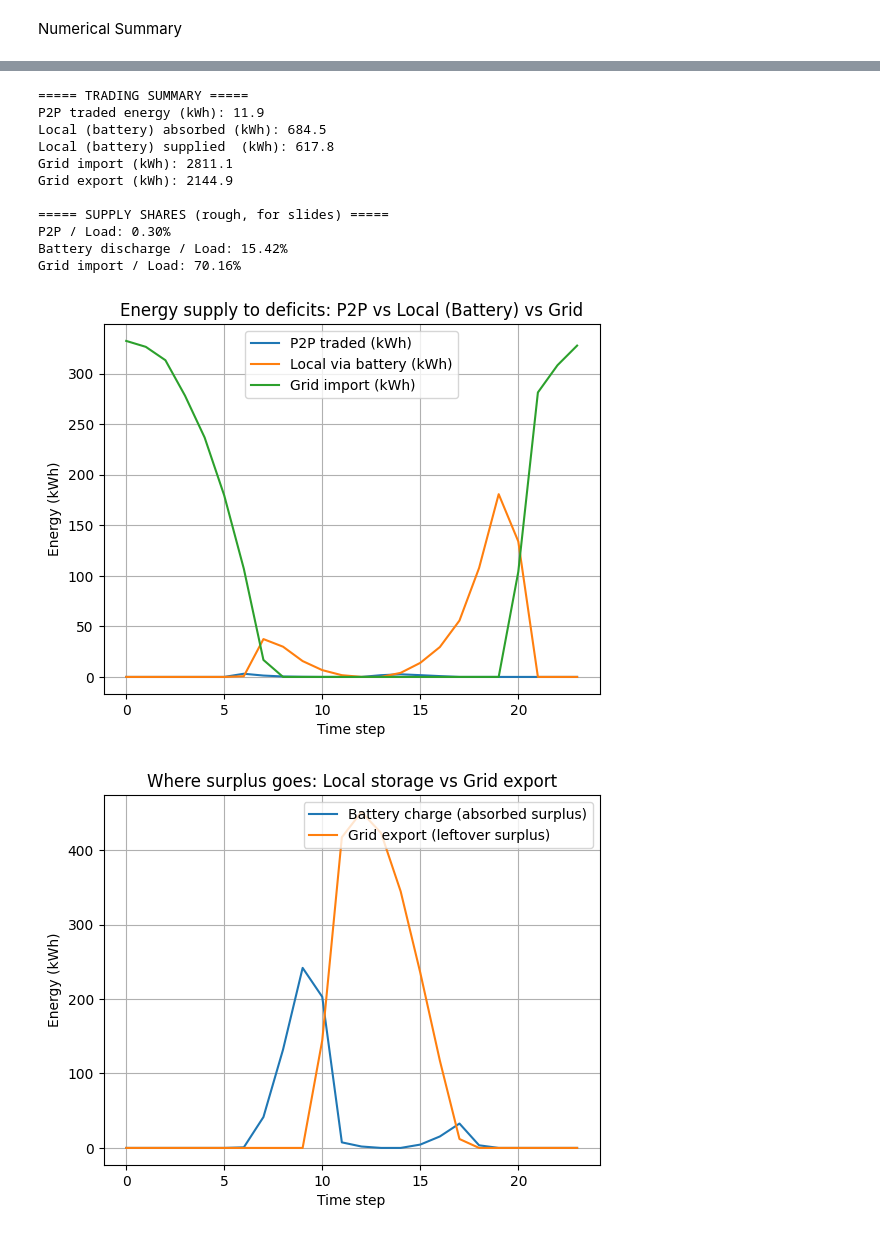
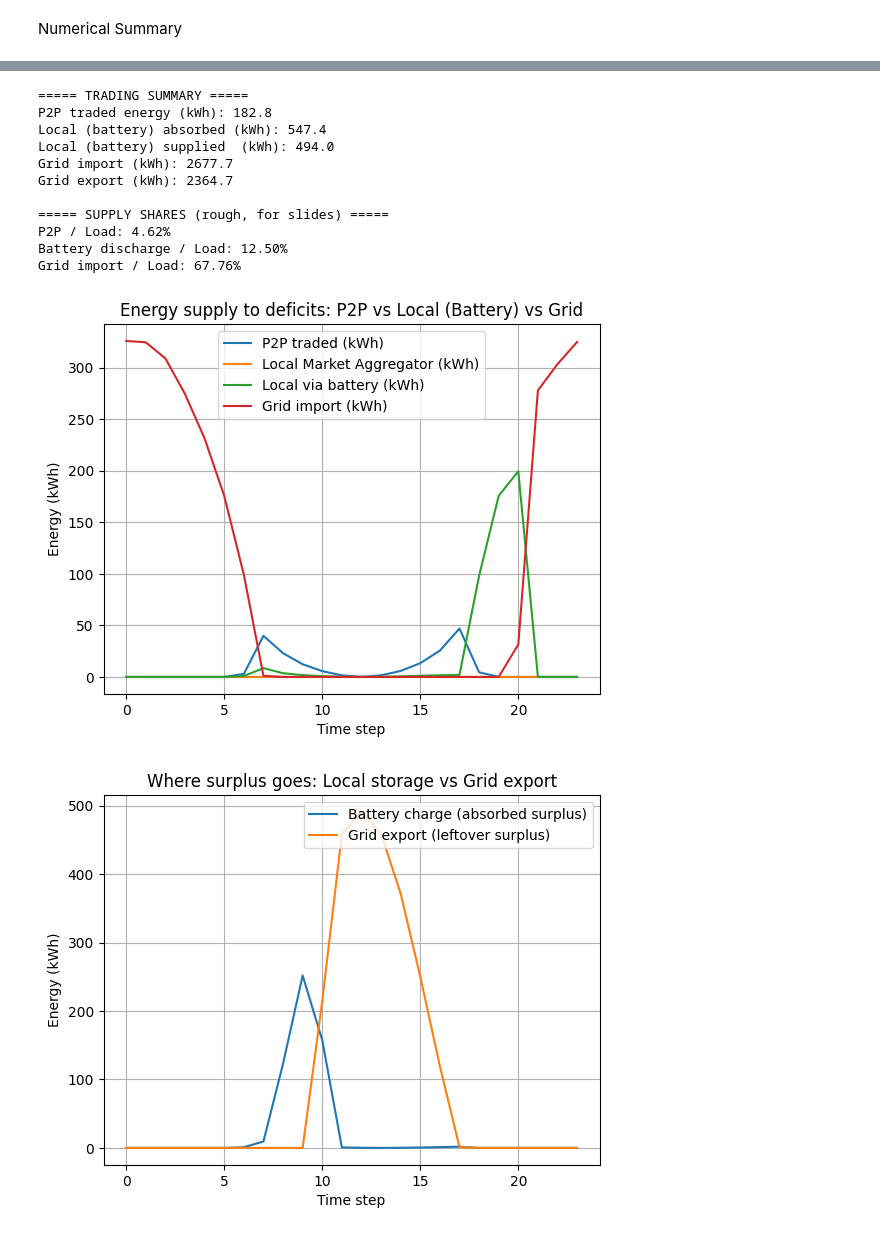
Before and after one commit to thatsnegar/Prosumer_Consumer, a Jupyter notebook: Simulation.ipynb, the cells around one changed output, grey strips where cells are left out. Cells and saved outputs as stored; diff of their text form; code cells hidden in the pictures.

Commit message:
Saving last changes on step regulation with new P2P penetration ratio, and  graphs to compare scenarios with / without regulation for prices and P2P ratio

```diff
--- a/Simulation.ipynb
+++ b/Simulation.ipynb
@@ -14,6 +14,8 @@ from BlockChain import Blockchain
 def run_simulation(
     num_prosumers: int = 200,
     num_steps: int = 24,
+    activate_regulator: bool = True,
+    regulator_objective: str = "maximize_p2p",
     block_chain_difficulty: int = 3,
     # -------- Battery settings (community battery) --------
     battery_capacity_kwh: float = 500.0,
@@ -32,7 +34,7 @@ def run_simulation(
     loads = generate_load_profile(num_prosumers, num_steps)
     grid_price, fit_price = generate_price_profile(num_steps)
 
-    regulator = Regulator(objective="maximize_p2p")
+    regulator = Regulator(objective=regulator_objective)
 
     blockchain = Blockchain(
         difficulty=block_chain_difficulty,
@@ -114,12 +116,12 @@ def run_simulation(
             bought[b] += q
             p2p_energy += q
 
-        if deficit_global > 1e-6:
-            P2Pt_penetration_ratio = p2p_energy / deficit_global
-        else:
-            P2Pt_penetration_ratio = -2 # Undefined when no deficit
 
         # ---- Step 3: Local market (aggregator) ----
+
+        # Debugging local market
+        print(f"Left after P2P - Sellers: {len(rem_asks)}, Buyers: {len(rem_bids)}")
+
         local_trades, _, _ = match_local_market(rem_asks, rem_bids, grid_price[t])
 
         for tr in local_trades:
@@ -196,9 +198,13 @@ def run_simulation(
         total_pv = float(pv[:, t].sum())
         community_profit = float(sum(p.money for p in prosumers))
 
+        if deficit_global > 1e-6:
+            P2Pt_penetration_ratio = p2p_energy / deficit_global
         traded_total = p2p_energy + local_energy
+
+        # Indicator to delete: not used anymore
         p2p_share = p2p_energy / (traded_total + 1e-6)
-        # Problem: p2p share should be over all energy (also battery and grid)?
+
 
         history["total_load"].append(total_load)
         history["total_pv"].append(total_pv)
@@ -219,11 +225,13 @@ def run_simulation(
 
         # ---- Regulator ----
         obj_value = regulator.evaluate_objective({
-            "p2p_share": p2p_share,
+            #"p2p_share": p2p_share,
+            "P2P_penetration_ratio": P2Pt_penetration_ratio,
             "community_profit": community_profit
         })
         history["objective_value"].append(obj_value)
-        regulator.apply_rules(prosumers, surplus_global, deficit_global)
+        if activate_regulator:
+            regulator.apply_rules(prosumers, surplus_global, deficit_global)
 
         # ---- Blockchain ----
         blockchain.mine_block(p2p_trades + local_trades)
@@ -390,34 +453,34 @@ print(f"Battery discharge / Load: {total_local_out/total_supply_to_load:.2%}")
 print(f"Grid import / Load: {total_grid_in/total_supply_to_load:.2%}")
 # %% [output]
 ===== TRADING SUMMARY =====
-P2P traded energy (kWh): 11.9
-Local (battery) absorbed (kWh): 684.5
-Local (battery) supplied  (kWh): 617.8
-Grid import (kWh): 2811.1
-Grid export (kWh): 2144.9
+P2P traded energy (kWh): 182.8
+Local (battery) absorbed (kWh): 547.4
+Local (battery) supplied  (kWh): 494.0
+Grid import (kWh): 2677.7
+Grid export (kWh): 2364.7
 
 ===== SUPPLY SHARES (rough, for slides) =====
-P2P / Load: 0.30%
-Battery discharge / Load: 15.42%
-Grid import / Load: 70.16%
+P2P / Load: 4.62%
+Battery discharge / Load: 12.50%
+Grid import / Load: 67.76%
 # %%
 import matplotlib.pyplot as plt
 
 t = range(len(h["p2p_energy"]))
 
 plt.figure()
 plt.plot(t, h["p2p_energy"], label="P2P traded (kWh)")
-# plt.plot(t, h["local_energy"], label="Local Market Aggregator (kWh)")
+plt.plot(t, h["local_energy"], label="Local Market Aggregator (kWh)")
 plt.plot(t, h["battery_discharge"], label="Local via battery (kWh)")
 plt.plot(t, h["grid_import"], label="Grid import (kWh)")
 plt.xlabel("Time step")
 plt.ylabel("Energy (kWh)")
 plt.title("Energy supply to deficits: P2P vs Local (Battery) vs Grid")
 plt.legend()
 plt.grid(True)
 plt.show()
 # %% [output]
-[figure, old version]
+[figure, new version]
 # %%
 plt.figure()
 plt.plot(t, h["battery_charge"], label="Battery charge (absorbed surplus)")
@@ -429,7 +492,7 @@ plt.legend()
 plt.grid(True)
 plt.show()
 # %% [output]
-[figure, old version]
+[figure, new version]
 # %%
 plt.figure()
 plt.plot(t, h["battery_soc"], label="Battery SOC")
```
Also changed, not shown: parts of 20 cells of this notebook, 2 other files.
